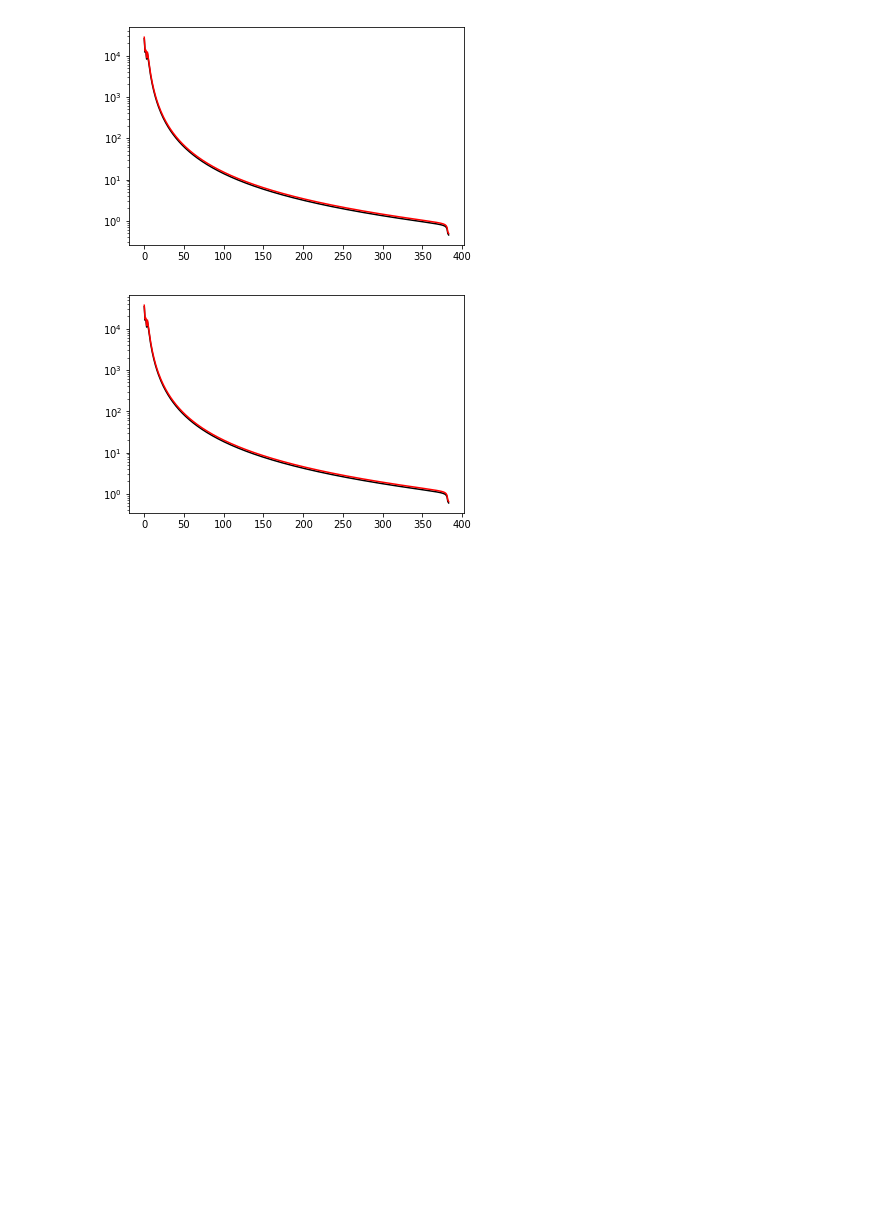
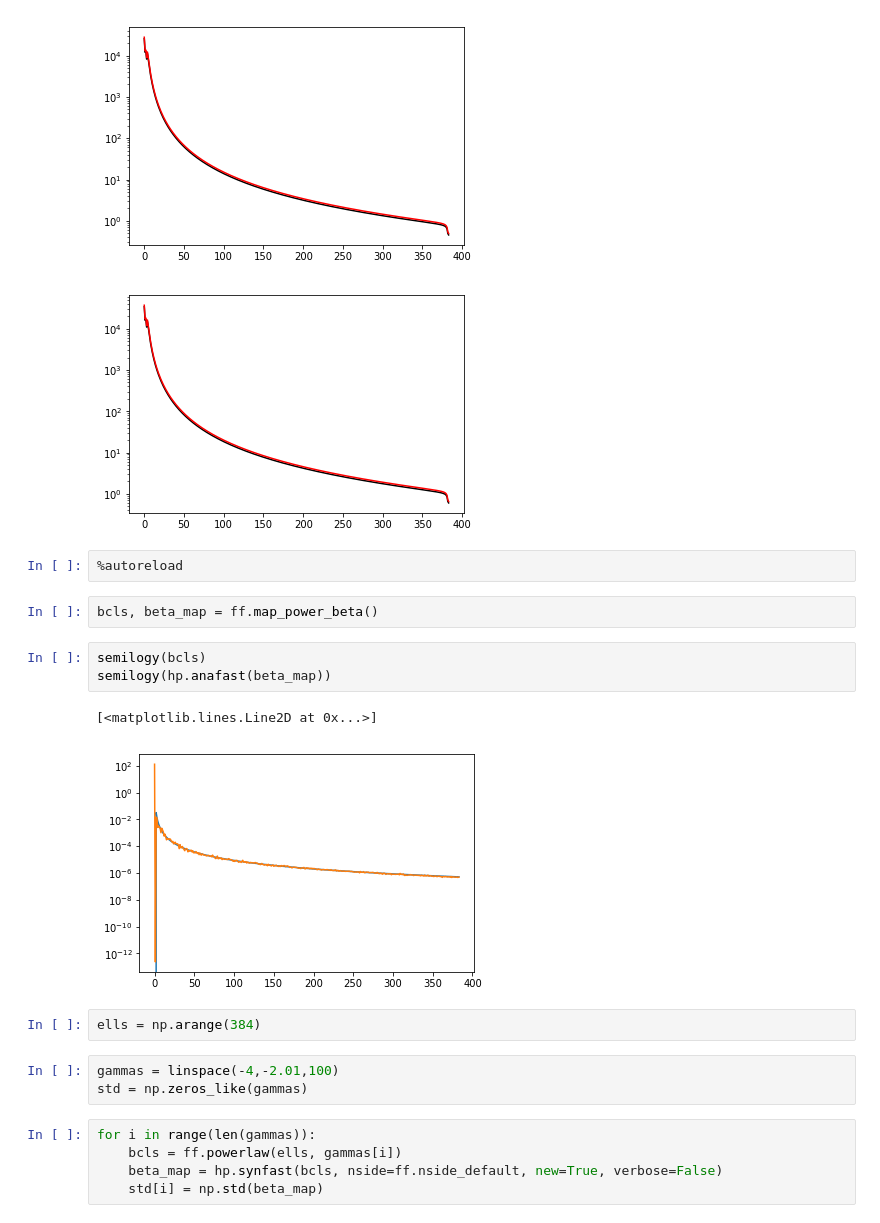
Before and after one commit to acwgough/foreground_moments, a Jupyter notebook: 2019-08-05 optimisation.ipynb, the cells around one changed output. Cells and saved outputs as stored; diff of their text form; blank space fills up the shorter version.

```diff
--- a/2019-08-05 optimisation.ipynb
+++ b/2019-08-05 optimisation.ipynb
@@ -158,3 +158,23 @@ for i in range(len(freqs)):
 [figure]
 [figure]
 [figure]
+# %%
+%autoreload
+# %%
+bcls, beta_map = ff.map_power_beta()
+# %%
+semilogy(bcls)
+semilogy(hp.anafast(beta_map))
+# %% [output]
+[<matplotlib.lines.Line2D at 0x...>]
+[figure, added]
+# %%
+ells = np.arange(384)
+# %%
+gammas = linspace(-4,-2.01,100)
+std = np.zeros_like(gammas)
+# %%
+for i in range(len(gammas)):
+    bcls = ff.powerlaw(ells, gammas[i])
+    beta_map = hp.synfast(bcls, nside=ff.nside_default, new=True, verbose=False)
+    std[i] = np.std(beta_map)
```
Also changed, not shown: parts of 2 cells of this notebook, 1 other file.
